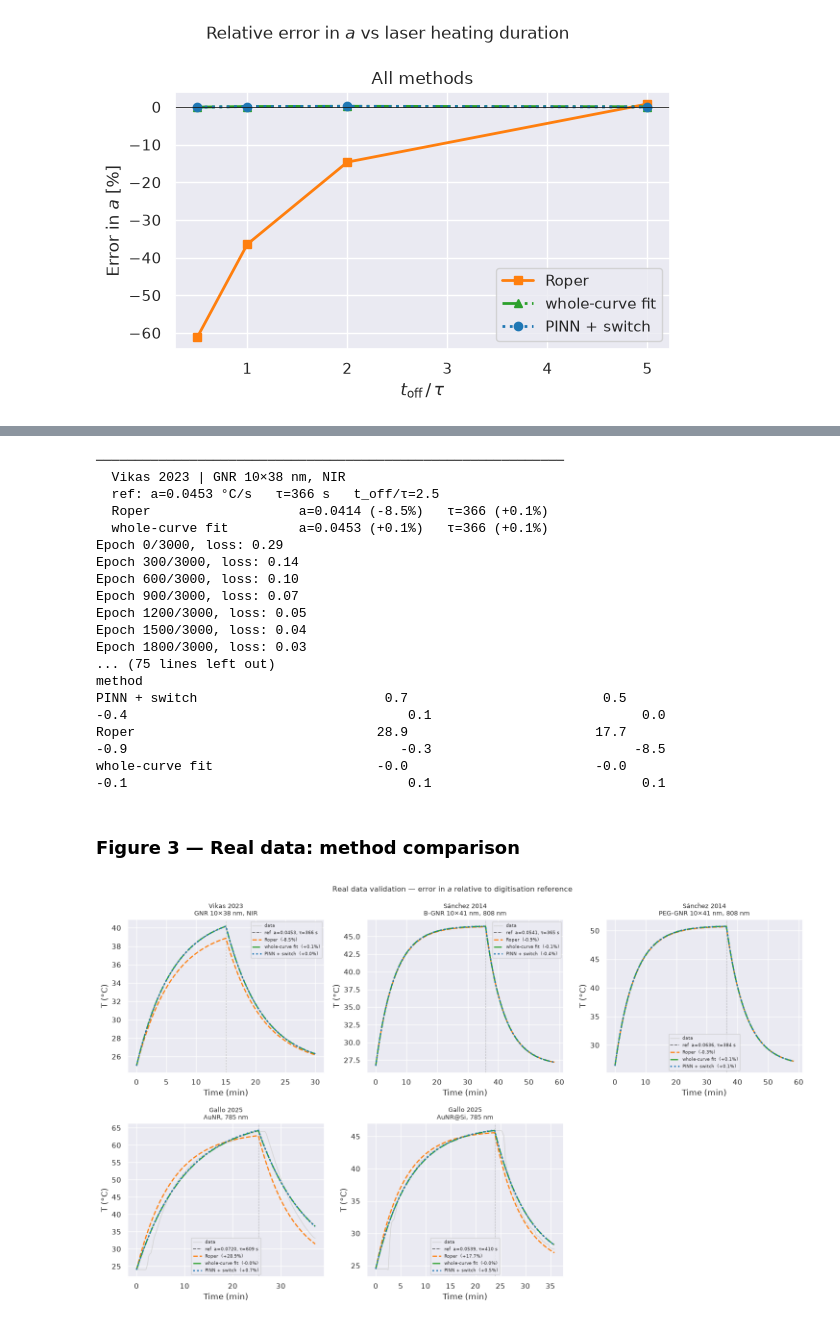
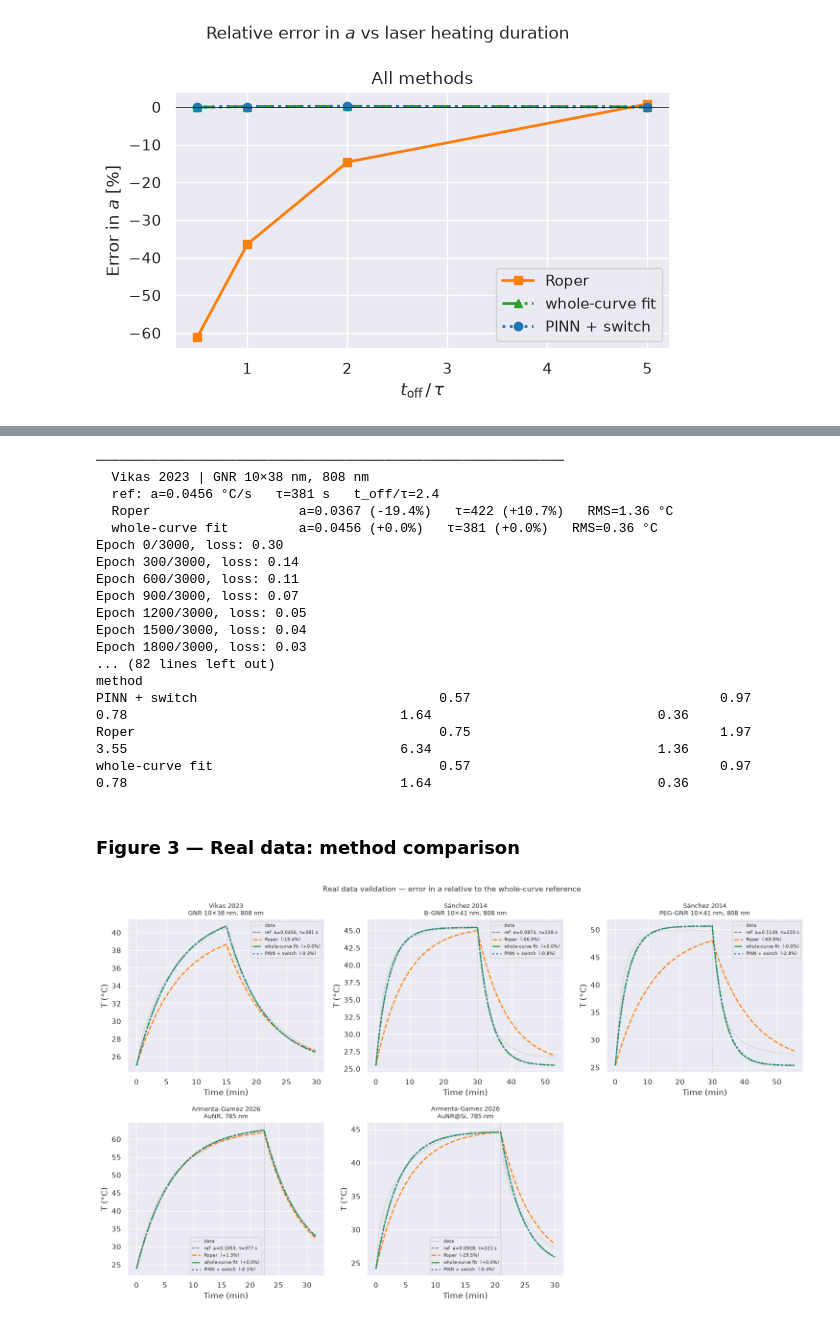
Before and after one commit to MrzAhmadi/photothermal-pinn, a Jupyter notebook: photothermal_pinn.ipynb, the cells around one changed output, grey strips where cells are left out. Drawn from its saved outputs; the diff is of its cells as text; code cells hidden in the pictures.

Commit message:
Fixes real-data stats

```diff
--- a/photothermal_pinn.ipynb
+++ b/photothermal_pinn.ipynb
@@ -507,33 +511,35 @@ import os
 
 REAL_DATA_DIR = "real_data"
 
+# t_off and Tenv come from the digitised curves (time origin at laser switch-on);
+# ref_a and ref_tau are the whole-curve least-squares fit, used as the reference on real data.
 REAL_DATASETS = {
-    "Vikas 2023\nGNR 10×38 nm, NIR": dict(
+    "Vikas 2023\nGNR 10×38 nm, 808 nm": dict(
         file      = os.path.join(REAL_DATA_DIR, "gnr_10x38_20ugml_NIR_laser.csv"),
         t_col='time_s', T_col='T_C', laser_col='laser_on',
-        t_off=900.0, Tenv=25.0, ref_a=0.0453, ref_tau=366.0,
+        t_off=900.0, Tenv=25.0, ref_a=0.04561, ref_tau=381.0,
     ),
     "Sánchez 2014\nB-GNR 10×41 nm, 808 nm": dict(
         file        = os.path.join(REAL_DATA_DIR, "gnr_10x41_peg_bare_808nm_2W.csv"),
         nanoparticle= "B-GNR_10x41nm_808nm_2W",
         t_col='time_s', T_col='T_C', laser_col='laser_on',
-        t_off=2151.0, Tenv=26.7, ref_a=0.0541, ref_tau=365.0,
+        t_off=1799.2, Tenv=25.47, ref_a=0.08740, ref_tau=228.4,
     ),
     "Sánchez 2014\nPEG-GNR 10×41 nm, 808 nm": dict(
         file        = os.path.join(REAL_DATA_DIR, "gnr_10x41_peg_bare_808nm_2W.csv"),
         nanoparticle= "PEG-GNR_10x41nm_808nm_2W",
         t_col='time_s', T_col='T_C', laser_col='laser_on',
-        t_off=2183.0, Tenv=26.4, ref_a=0.0636, ref_tau=384.0,
+        t_off=1799.2, Tenv=25.34, ref_a=0.11486, ref_tau=220.2,
     ),
-    "Gallo 2025\nAuNR, 785 nm": dict(
+    "Armenta-Gamez 2026\nAuNR, 785 nm": dict(
         file      = os.path.join(REAL_DATA_DIR, "aunr_785nm_1p2Wcm2_pmc13028931.csv"),
         t_col='time_s', T_col='T_C', laser_col='laser_on',
-        t_off=1520.0, Tenv=24.0, ref_a=0.0720, ref_tau=609.0,
+        t_off=1347.4, Tenv=23.85, ref_a=0.10533, ref_tau=377.0,
     ),
-    "Gallo 2025\nAuNR@Si, 785 nm": dict(
+    "Armenta-Gamez 2026\nAuNR@Si, 785 nm": dict(
         file      = os.path.join(REAL_DATA_DIR, "aunrsi_785nm_1p2Wcm2_pmc13028931.csv"),
         t_col='time_s', T_col='T_C', laser_col='laser_on',
-        t_off=1430.0, Tenv=24.5, ref_a=0.0539, ref_tau=410.1,
+        t_off=1255.1, Tenv=24.15, ref_a=0.09278, ref_tau=220.9,
     ),
 }
 
@@ -565,12 +571,13 @@ for ds_name, ds in REAL_DATASETS.items():
         a_e, tau_e = fn(t_r, T_r, t_off_r, Tenv_r)
         da = 100 * (a_e - ref_a) / ref_a
         dt = 100 * (tau_e - ref_tau) / ref_tau
-        print(f"  {m_name:22s}  a={a_e:.4f} ({da:+.1f}%)   τ={tau_e:.0f} ({dt:+.1f}%)")
+        rms = np.sqrt(np.mean((T_r - heating_cooling(t_r, a_e, tau_e, t_off_r, Tenv_r)) ** 2))
+        print(f"  {m_name:22s}  a={a_e:.4f} ({da:+.1f}%)   τ={tau_e:.0f} ({dt:+.1f}%)   RMS={rms:.2f} °C")
         real_fits[(ds_name, m_name)] = (a_e, tau_e)
         real_rows.append(dict(
             dataset=ds_name.replace('\n', ' '), method=m_name,
             a_est=round(a_e, 5), tau_est=round(tau_e, 1),
-            a_err_pct=round(da, 1), tau_err_pct=round(dt, 1),
+            a_err_pct=round(da, 1), tau_err_pct=round(dt, 1), rms_C=round(rms, 2),
             t_off_over_tau=round(t_off_r / ref_tau, 2),
         ))
 
@@ -580,24 +587,26 @@ df_real.to_csv("results/real_data_results.csv", index=False)
 
 print("\n=== Summary: error in a [%] ===")
 print(df_real.pivot(index='method', columns='dataset', values='a_err_pct').to_string())
+print("\n=== Residual RMS of the fitted ODE curve [°C] ===")
+print(df_real.pivot(index='method', columns='dataset', values='rms_C').to_string())
 # %% [output]
 ────────────────────────────────────────────────────────────
-  Vikas 2023 | GNR 10×38 nm, NIR
-  ref: a=0.0453 °C/s   τ=366 s   t_off/τ=2.5
-  Roper                   a=0.0414 (-8.5%)   τ=366 (+0.1%)
-  whole-curve fit         a=0.0453 (+0.1%)   τ=366 (+0.1%)
-Epoch 0/3000, loss: 0.29
+  Vikas 2023 | GNR 10×38 nm, 808 nm
+  ref: a=0.0456 °C/s   τ=381 s   t_off/τ=2.4
+  Roper                   a=0.0367 (-19.4%)   τ=422 (+10.7%)   RMS=1.36 °C
+  whole-curve fit         a=0.0456 (+0.0%)   τ=381 (+0.0%)   RMS=0.36 °C
+Epoch 0/3000, loss: 0.30
 Epoch 300/3000, loss: 0.14
-Epoch 600/3000, loss: 0.10
+Epoch 600/3000, loss: 0.11
 Epoch 900/3000, loss: 0.07
 Epoch 1200/3000, loss: 0.05
 Epoch 1500/3000, loss: 0.04
 Epoch 1800/3000, loss: 0.03
-... (75 lines left out)
+... (82 lines left out)
 method
-PINN + switch                        0.7                         0.5                                 -0.4                                    0.1                           0.0
-Roper                               28.9                        17.7                                 -0.9                                   -0.3                          -8.5
-whole-curve fit                     -0.0                        -0.0                                 -0.1                                    0.1                           0.1
+PINN + switch                               0.57                                0.97                                 0.78                                   1.64                             0.36
+Roper                                       0.75                                1.97                                 3.55                                   6.34                             1.36
+whole-curve fit                             0.57                                0.97                                 0.78                                   1.64                             0.36
 # %% [markdown]
 ### Figure 3 — Real data: method comparison
 # %%
@@ -613,35 +622,35 @@ method_styles = {
 
 for ax, (ds_name, ds) in zip(axes_flat, REAL_DATASETS.items()):
     t_r, T_r    = load_real(ds)
     t_off_r     = ds["t_off"]
     Tenv_r      = ds["Tenv"]
     ref_a, ref_tau = ds["ref_a"], ds["ref_tau"]
     tt = np.linspace(0, t_r.max(), 1000)
 
     ax.plot(t_r / 60, T_r, color='lightgray', lw=1.0, zorder=1, label='data')
     ax.plot(tt / 60, heating_cooling(tt, ref_a, ref_tau, t_off_r, Tenv_r),
             'k--', lw=1.2, alpha=0.6,
             label=f'ref  a={ref_a:.4f}, τ={ref_tau:.0f} s', zorder=2)
 
     for m_name, sty in method_styles.items():
         a_e, tau_e = real_fits[(ds_name, m_name)]
         da = 100 * (a_e - ref_a) / ref_a
         ax.plot(tt / 60, heating_cooling(tt, a_e, tau_e, t_off_r, Tenv_r),
                 label=f'{m_name}  ({da:+.1f}%)', zorder=3, **sty)
 
     ax.axvline(t_off_r / 60, color='gray', ls='--', lw=0.8, alpha=0.5)
     ax.set_xlabel('Time (min)')
     ax.set_ylabel('T (°C)')
     ax.set_title(ds_name.replace('\n', '\n'), fontsize=9)
     ax.legend(fontsize=6.5)
 
-plt.suptitle('Real data validation — error in $a$ relative to digitisation reference', fontsize=11)
+plt.suptitle('Real data validation — error in $a$ relative to the whole-curve reference', fontsize=11)
 plt.tight_layout()
 os.makedirs('results/plots', exist_ok=True)
 plt.savefig('results/plots/fig4_real_data.jpg', dpi=150, bbox_inches='tight')
 plt.show()
 # %% [output]
-[figure, old version]
+[figure, new version]
 # %% [markdown]
 ---
 ## 11 · Summary
```
Also changed, not shown: parts of 8 cells of this notebook, 7 other files.
